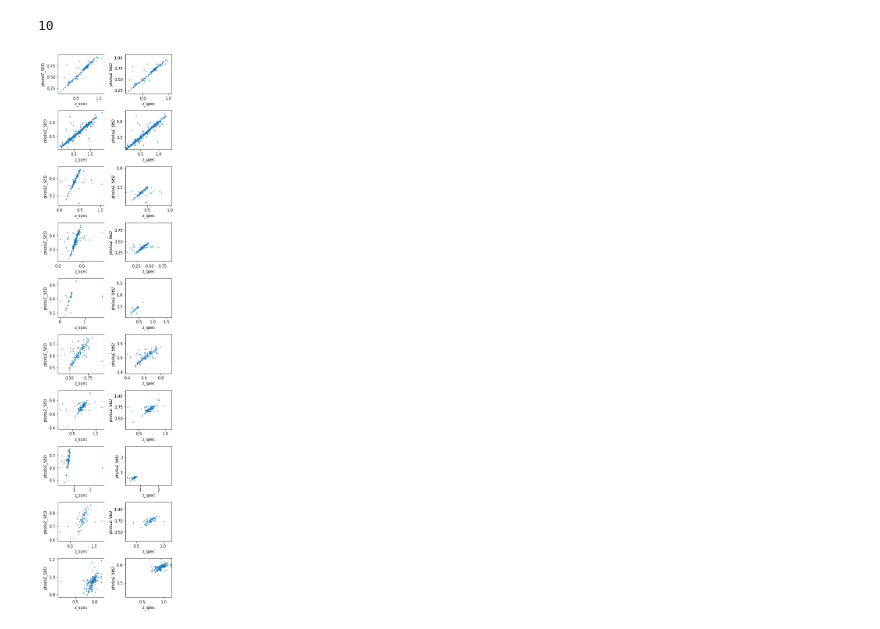
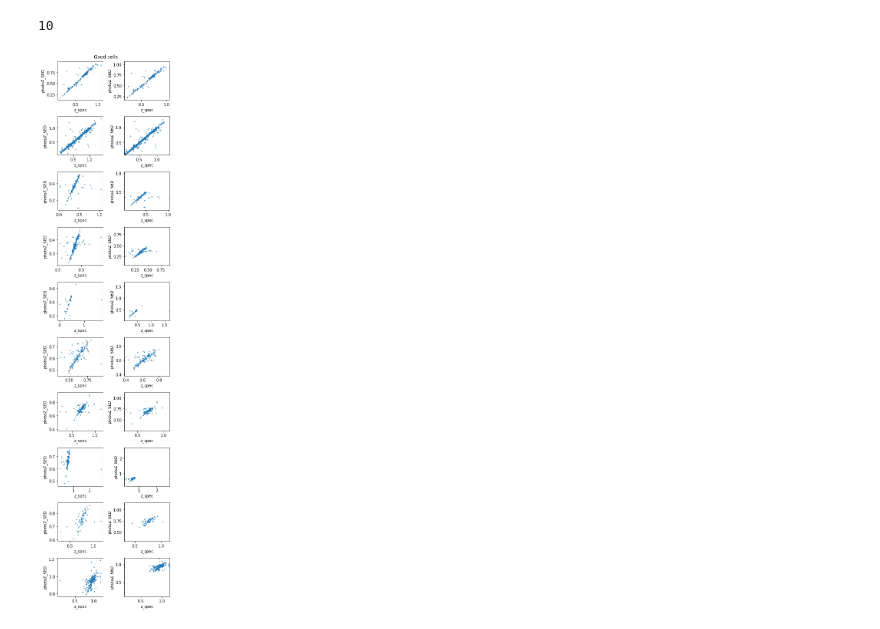
Before and after one commit to ShrRa/COSMOS_SOM, a Jupyter notebook: ForEuclid/ForEuclid.ipynb, the cells around one changed output. Saved outputs shown, nothing was run; the diff lists cells and outputs as text; code cells hidden in the pictures.

```diff
--- a/ForEuclid/ForEuclid.ipynb
+++ b/ForEuclid/ForEuclid.ipynb
@@ -286,16 +288,17 @@ len(goodCells)
 # %%
 fig, axs=plt.subplots(len(goodCells),2,figsize=(5,len(goodCells)*2))
 for i, ax in enumerate(axs):
     data=dataset[dataset[cellID]==goodCells[i]]
     ax[0].scatter(data['z_spec'],data['photoZ_SED'],s=s)
     ax[0].set_xlabel('z_spec')
     ax[0].set_ylabel('photoZ_SED')
 
     ax[1].scatter(data['z_spec'],data['photoZ_SED'],s=s)
     ax[1].set_xlabel('z_spec')
     ax[1].set_ylabel('photoZ_SED')
     ax[1].set_xlim(data['z_spec'].min(),data['z_spec'].max())
     ax[1].set_ylim(data['z_spec'].min(),data['z_spec'].max())
+fig.suptitle('Good cells',y=1.005)
 plt.tight_layout()
 # %% [output]
-[figure, old version]
+[figure, new version]
```
Also changed, not shown: parts of 1 cell of this notebook, 1 other file.
